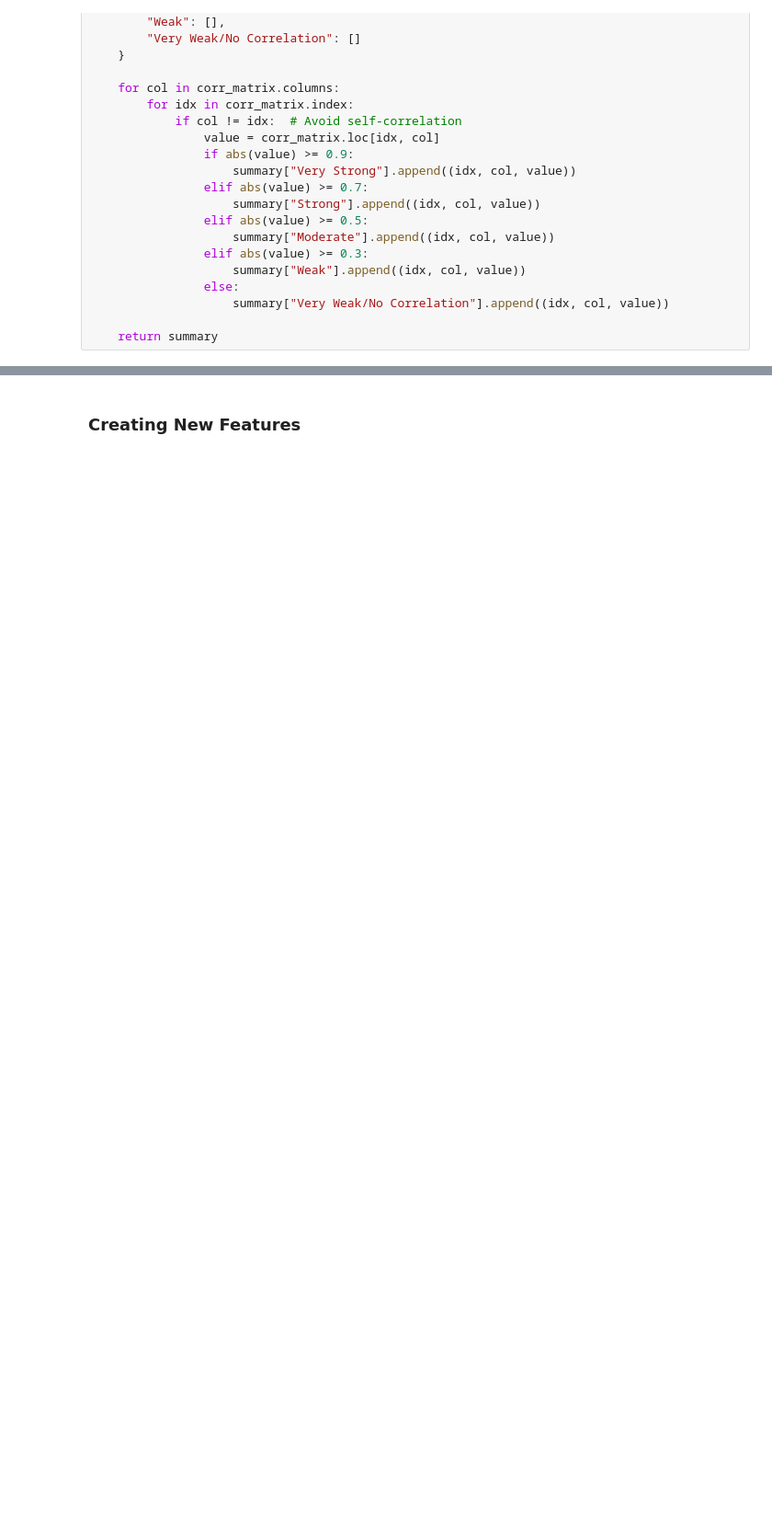
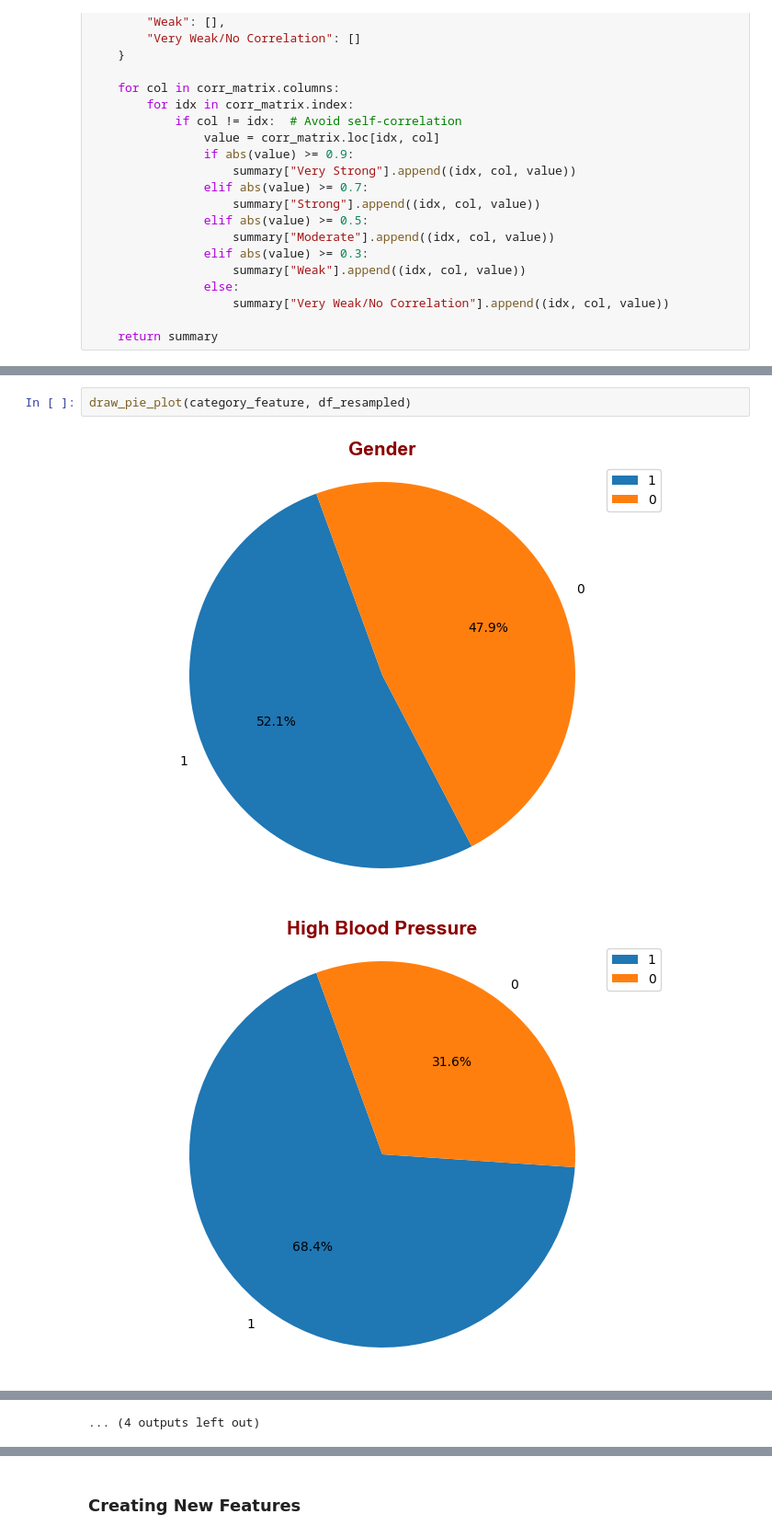
Before and after one commit to Huy1996/CMPE-257---Group-1, a Jupyter notebook: EDA.ipynb, the cells around one changed output, grey strips where cells are left out. Shown at 92% size. Drawn from its saved outputs; the diff is of its cells as text; blank space fills up the shorter version.

```diff
--- a/EDA.ipynb
+++ b/EDA.ipynb
@@ -150,0 +360,5 @@ for category, correlations in correlation_summary.items():
+# %%
+draw_pie_plot(category_feature, df_resampled)
+# %% [output]
+[figure, added]
+[figure, added]
@@ -150,0 +375 @@ for category, correlations in correlation_summary.items():
+... (4 outputs left out)
```
Also changed, not shown: parts of 59 cells of this notebook.
